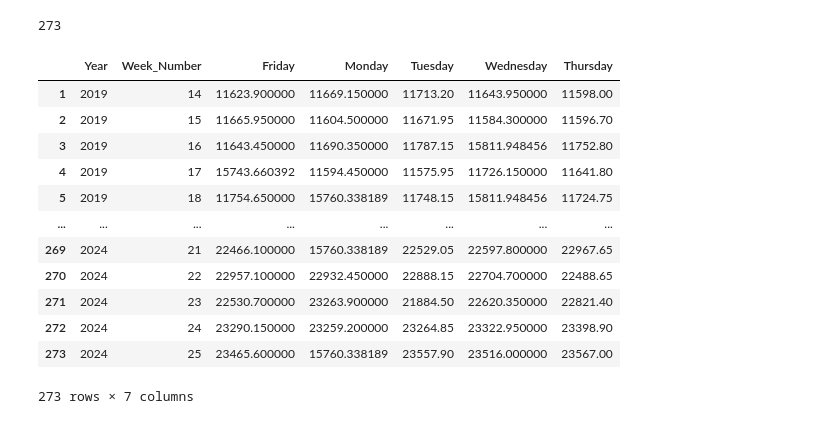
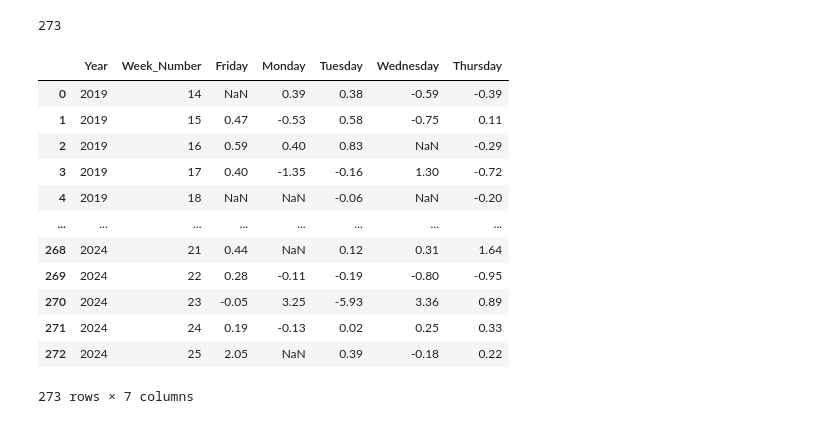
Before and after one commit to bala-ceg/backtest-strategies, a Jupyter notebook: weeklyexpiry_prediction.ipynb, the cells around one changed output. Drawn from its saved outputs; the diff is of its cells as text; code cells hidden in the pictures.

```diff
--- a/weeklyexpiry_prediction.ipynb
+++ b/weeklyexpiry_prediction.ipynb
@@ -152,32 +176,34 @@ pivoted_data_1['Friday'] = pivoted_data_1['Friday'].shift(1)
 
 pivoted_data_1 = pivoted_data_1[['Year', 'Week_Number', 'Friday', 'Monday', 'Tuesday',  'Wednesday','Thursday']]
 pivoted_data_1 = pivoted_data_1.dropna(thresh=pivoted_data_1.shape[1] - 5 + 1)
-pivoted_data_1 = pivoted_data_1.apply(lambda x: x.fillna(x.mean()))
+pivoted_data_1['Thursday'].fillna(pivoted_data_1['Wednesday'], inplace=True)
 
 pivoted_data_2['Friday'] = pivoted_data_2['Friday'].shift(1)
 
 pivoted_data_2 = pivoted_data_2[['Year', 'Week_Number', 'Friday', 'Monday', 'Tuesday',  'Wednesday','Thursday']]
 pivoted_data_2 = pivoted_data_2.dropna(thresh=pivoted_data_2.shape[1] - 5 + 1)
+pivoted_data_2['Thursday'].fillna(pivoted_data_2['Wednesday'], inplace=True)
 
-
-pivoted_data_2 = pivoted_data_2.apply(lambda x: x.fillna(x.mean()))
+# pivoted_data_2 = pivoted_data_2.apply(lambda x: x.fillna(x.mean()))
 # %%
 len(pivoted_data_1)
 # %% [output]
 273
 # %%
 pivoted_data_1
-# %% [output]
-|  | Year | Week_Number | Friday | Monday | Tuesday | Wednesday | Thursday |
-| 1 | 2019 | 14 | 11623.900000 | 11669.150000 | 11713.20 | 11643.950000 | 11598.00 |
-| 2 | 2019 | 15 | 11665.950000 | 11604.500000 | 11671.95 | 11584.300000 | 11596.70 |
-| 3 | 2019 | 16 | 11643.450000 | 11690.350000 | 11787.15 | 15811.948456 | 11752.80 |
-| 4 | 2019 | 17 | 15743.660392 | 11594.450000 | 11575.95 | 11726.150000 | 11641.80 |
-| 5 | 2019 | 18 | 11754.650000 | 15760.338189 | 11748.15 | 15811.948456 | 11724.75 |
-| ... | ... | ... | ... | ... | ... | ... | ... |
-| 269 | 2024 | 21 | 22466.100000 | 15760.338189 | 22529.05 | 22597.800000 | 22967.65 |
-| 270 | 2024 | 22 | 22957.100000 | 22932.450000 | 22888.15 | 22704.700000 | 22488.65 |
-| 271 | 2024 | 23 | 22530.700000 | 23263.900000 | 21884.50 | 22620.350000 | 22821.40 |
-| 272 | 2024 | 24 | 23290.150000 | 23259.200000 | 23264.85 | 23322.950000 | 23398.90 |
-| 273 | 2024 | 25 | 23465.600000 | 15760.338189 | 23557.90 | 23516.000000 | 23567.00 |
-273 rows × 7 columns
+# %%
+pivoted_data_2
+# %% [output]
+|  | Year | Week_Number | Friday | Monday | Tuesday | Wednesday | Thursday |
+| 0 | 2019 | 14 | NaN | 0.39 | 0.38 | -0.59 | -0.39 |
+| 1 | 2019 | 15 | 0.47 | -0.53 | 0.58 | -0.75 | 0.11 |
+| 2 | 2019 | 16 | 0.59 | 0.40 | 0.83 | NaN | -0.29 |
+| 3 | 2019 | 17 | 0.40 | -1.35 | -0.16 | 1.30 | -0.72 |
+| 4 | 2019 | 18 | NaN | NaN | -0.06 | NaN | -0.20 |
+| ... | ... | ... | ... | ... | ... | ... | ... |
+| 268 | 2024 | 21 | 0.44 | NaN | 0.12 | 0.31 | 1.64 |
+| 269 | 2024 | 22 | 0.28 | -0.11 | -0.19 | -0.80 | -0.95 |
+| 270 | 2024 | 23 | -0.05 | 3.25 | -5.93 | 3.36 | 0.89 |
+| 271 | 2024 | 24 | 0.19 | -0.13 | 0.02 | 0.25 | 0.33 |
+| 272 | 2024 | 25 | 2.05 | NaN | 0.39 | -0.18 | 0.22 |
+273 rows × 7 columns
```
Also changed, not shown: parts of 4 cells of this notebook.
